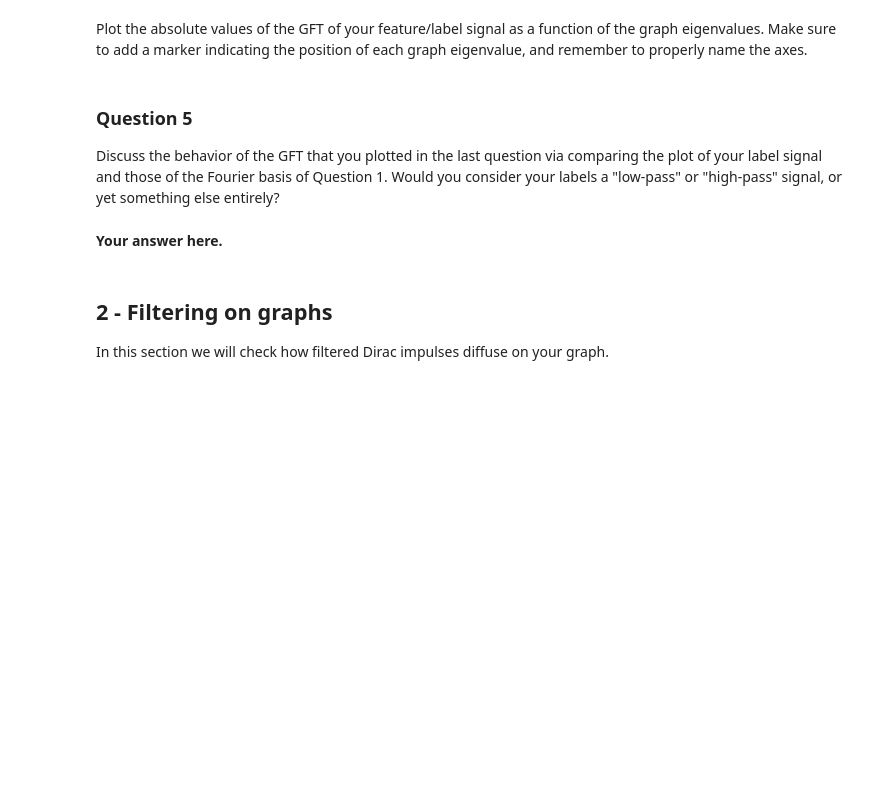
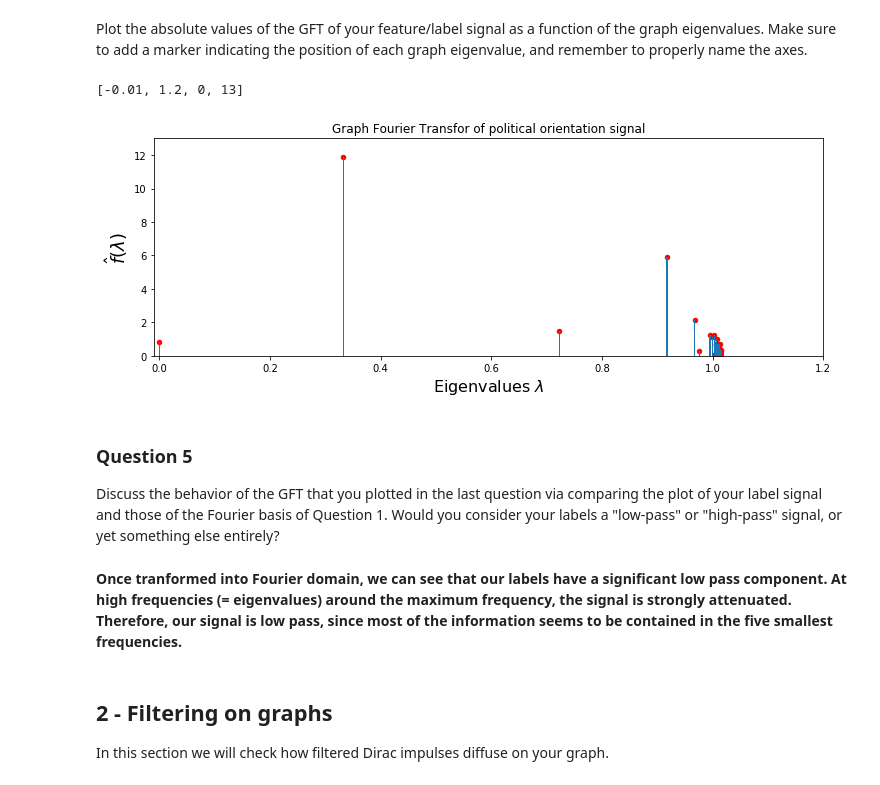
Before and after one commit to nikolaiorgland/conseil_national, a Jupyter notebook: milestone4/4_graph_signal_processing.ipynb, the cells around one changed output. Cells and saved outputs as stored; diff of their text form; code cells hidden in the pictures; blank space fills up the shorter version.

```diff
--- a/milestone4/4_graph_signal_processing.ipynb
+++ b/milestone4/4_graph_signal_processing.ipynb
@@ -196,10 +199,12 @@ What can you observe in terms of local variations when comparing the basis vecto
 Implement a function that returns the Graph Fourier Transform (GFT) of a given vector $x \in \mathbb{R}^{N},$ with respect to your graph, and a function that computes the corresponding inverse GFT (iGFT).
 # %%
 def GFT(x):
-    return # Your code here.
+    s=U.T@x
+    return s
 
 def iGFT(x):
-    return # Your code here.
+    s_i=U@x
+    return s_i
 # %% [markdown]
 ### Question 4
 
@@ -213,9 +222,23 @@ Plot the absolute values of the GFT of your feature/label signal as a function o
+# %%
+labels_F = abs(GFT(labels))
+
+plt.figure(figsize=(12, 4))
+
+plt.bar(e, labels_F, width=0.002)
+plt.scatter(e, labels_F,s=20,color='red')
+plt.xlabel('Eigenvalues $\lambda$', fontsize=16)
+plt.ylabel('$\hat{f} (\lambda)$', fontsize=18)
+plt.title('Graph Fourier Transfor of political orientation signal')
+plt.axis([-0.01, 1.2, 0, 13])
+# %% [output]
+[-0.01, 1.2, 0, 13]
+[figure, added]
 # %% [markdown]
 ### Question 5
 
 Discuss the behavior of the GFT that you plotted in the last question via comparing the plot of your label signal and those of the Fourier basis of Question 1. Would you consider your labels a "low-pass" or "high-pass" signal, or yet something else entirely?
-# %% [markdown]
-**Your answer here.**
+# %% [markdown]
+**Once tranformed into Fourier domain, we can see that our labels have a significant low pass component. At high frequencies (= eigenvalues) around the maximum frequency, the signal is strongly attenuated. Therefore, our signal is low pass, since most of the information seems to be contained in the five smallest frequencies.**
 # %% [markdown]
 ## 2 - Filtering on graphs
 
```
Also changed, not shown: parts of 20 cells of this notebook.
